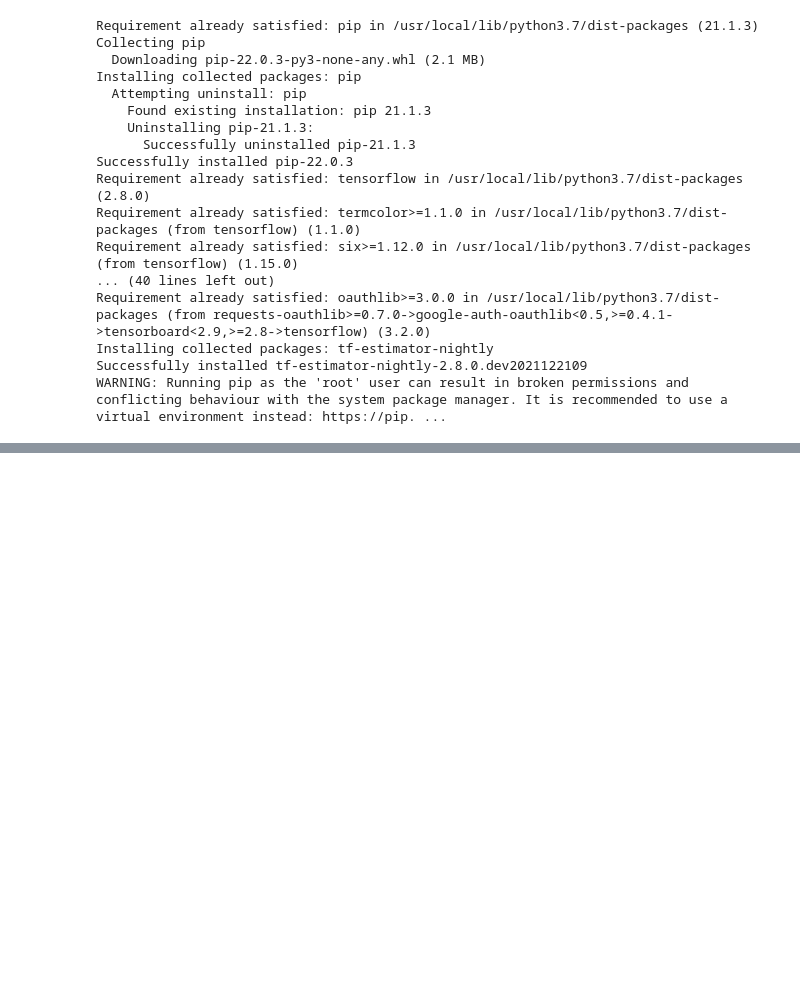
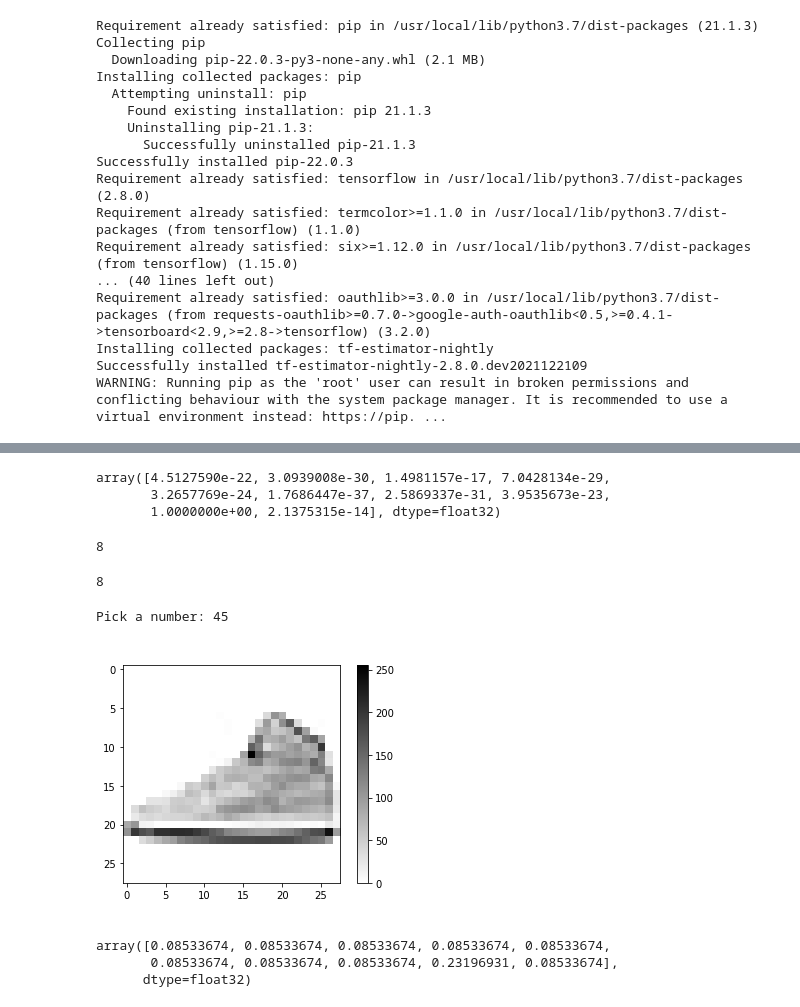
Before and after one commit to stefvas/neural-networks, a Jupyter notebook: lab3.ipynb, the cells around one changed output, grey strips where cells are left out. Cells and saved outputs as stored; diff of their text form; code cells hidden in the pictures; blank space fills up the shorter version.

```diff
--- a/lab3.ipynb
+++ b/lab3.ipynb
@@ -185,0 +116,4 @@ def get_single_prediction(img_path, top=5):
+# %%
+train_images = train_images / 255.0
+
+test_images = test_images / 255.0
@@ -185,0 +123,12 @@ def get_single_prediction(img_path, top=5):
+# %%
+model = keras.Sequential([
+    keras.layers.Flatten(input_shape=(28, 28)),  # input layer (1)
+    keras.layers.Dense(128, activation='relu'),  # hidden layer (2)
+    keras.layers.Dense(10, activation='softmax') # output layer (3)
+])
+# %%
+model.compile(optimizer='adam',
+              loss='sparse_categorical_crossentropy',
+              metrics=['accuracy'])
+# %%
+model.fit(train_images, train_labels, epochs=18)
@@ -185,0 +163,55 @@ def get_single_prediction(img_path, top=5):
+# %%
+predictions[30]
+# %% [output]
+array([4.5127590e-22, 3.0939008e-30, 1.4981157e-17, 7.0428134e-29,
+       3.2657769e-24, 1.7686447e-37, 2.5869337e-31, 3.9535673e-23,
+       1.0000000e+00, 2.1375315e-14], dtype=float32)
+# %%
+np.argmax(predictions[30])
+# %% [output]
+8
+# %%
+test_labels[30]
+# %% [output]
+8
+# %%
+COLOR = 'white'
+plt.rcParams['text.color'] = COLOR
+plt.rcParams['axes.labelcolor'] = COLOR
+
+def predict(model, image, correct_label):
+  class_names = ['T-shirt/top', 'Trouser', 'Pullover', 'Dress', 'Coat',
+               'Sandal', 'Shirt', 'Sneaker', 'Bag', 'Ankle boot']
+  prediction = model.predict(np.array([image]))
+  predicted_class = class_names[np.argmax(prediction)]
+
+  show_image(image, class_names[correct_label], predicted_class)
+
+
+def show_image(img, label, guess):
+  plt.figure()
+  plt.imshow(img, cmap=plt.cm.binary)
+  plt.title("Excpected: " + label)
+  plt.xlabel("Guess: " + guess)
+  plt.colorbar()
+  plt.grid(False)
+  plt.show()
+
+
+def get_number():
+  while True:
+    num = input("Pick a number: ")
+    if num.isdigit():
+      num = int(num)
+      if 0 <= num <= 1000:
+        return int(num)
+    else:
+      print("Try again...")
+
+num = get_number()
+image = test_images[num]
+label = test_labels[num]
+predict(model, image, label)
+# %% [output]
+Pick a number: 45
+[figure, added]
@@ -185,0 +222,6 @@ def get_single_prediction(img_path, top=5):
+# %%
+predictions[30]
+# %% [output]
+array([0.08533674, 0.08533674, 0.08533674, 0.08533674, 0.08533674,
+       0.08533674, 0.08533674, 0.08533674, 0.23196931, 0.08533674],
+      dtype=float32)
```
Also changed, not shown: parts of 36 cells of this notebook.
